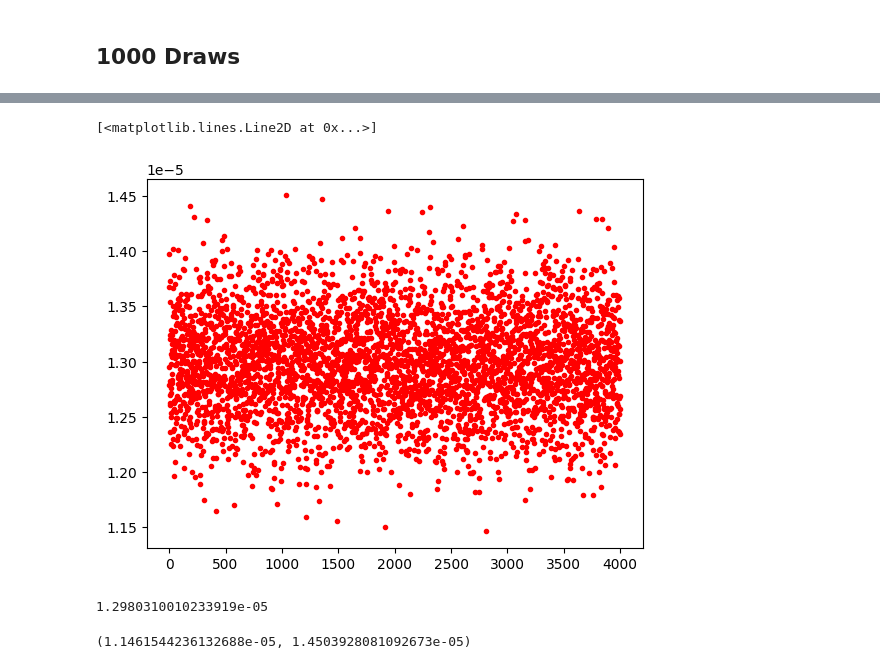
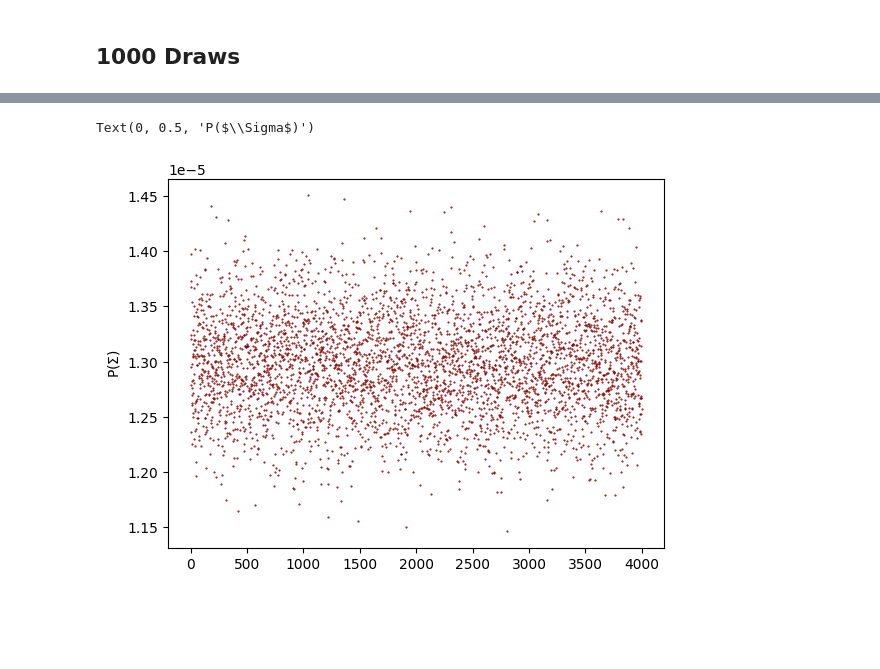
Before and after one commit to PrabhaniR/Artificial_Star_Test, a Jupyter notebook: CF - Probability.ipynb, the cells around one changed output, grey strips where cells are left out. Cells and saved outputs as stored; diff of their text form; code cells hidden in the pictures; blank space fills up the shorter version.

```diff
--- a/CF - Probability.ipynb
+++ b/CF - Probability.ipynb
@@ -476,14 +492,8 @@ Inference data with groups:
 # %%
 plt.subplots()
-plt.plot(sig_forecast.posterior_predictive['sig'].data.flatten(), '.r')
+plt.plot(sig_forecast.posterior_predictive['sig'].data.flatten(), '.', ms=1,
+         color='maroon')
+plt.ylabel('P($\Sigma$)')
 # %% [output]
-[<matplotlib.lines.Line2D at 0x...>]
+Text(0, 0.5, 'P($\\Sigma$)')
-[figure, old version]
+[figure, new version]
-# %%
-np.mean(sig_forecast.posterior_predictive['sig'].data)
-# %% [output]
-1.2980310010233919e-05
-# %%
-np.min(sig_forecast.posterior_predictive['sig'].data), np.max(sig_forecast.posterior_predictive['sig'].data)
-# %% [output]
-(1.1461544236132688e-05, 1.4503928081092673e-05)
```
Also changed, not shown: parts of 27 cells of this notebook.
